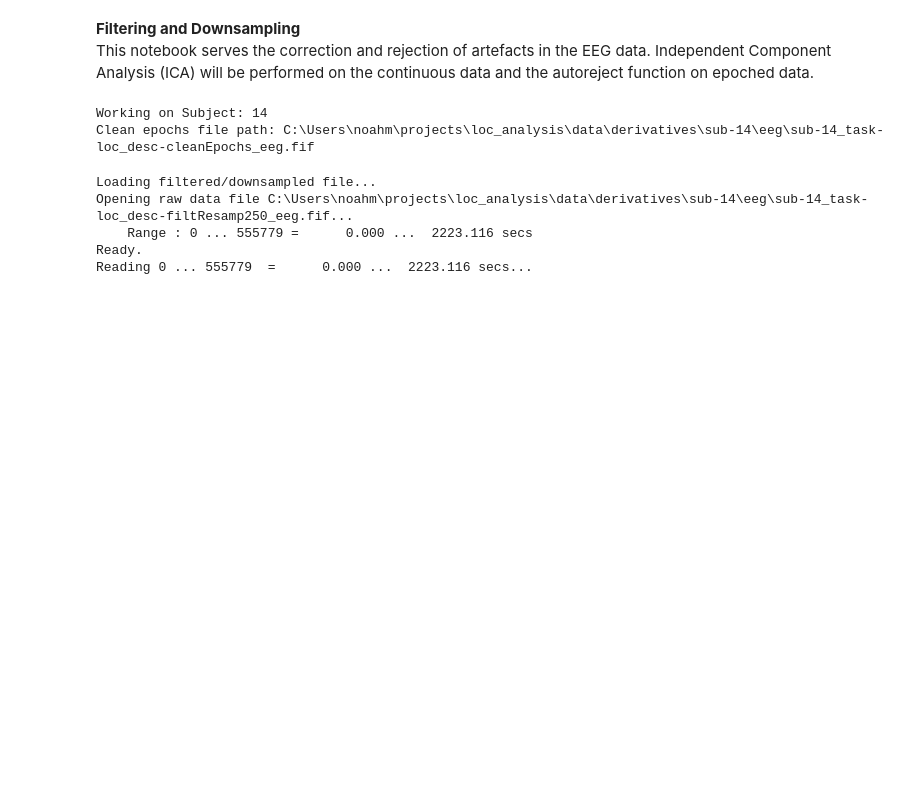
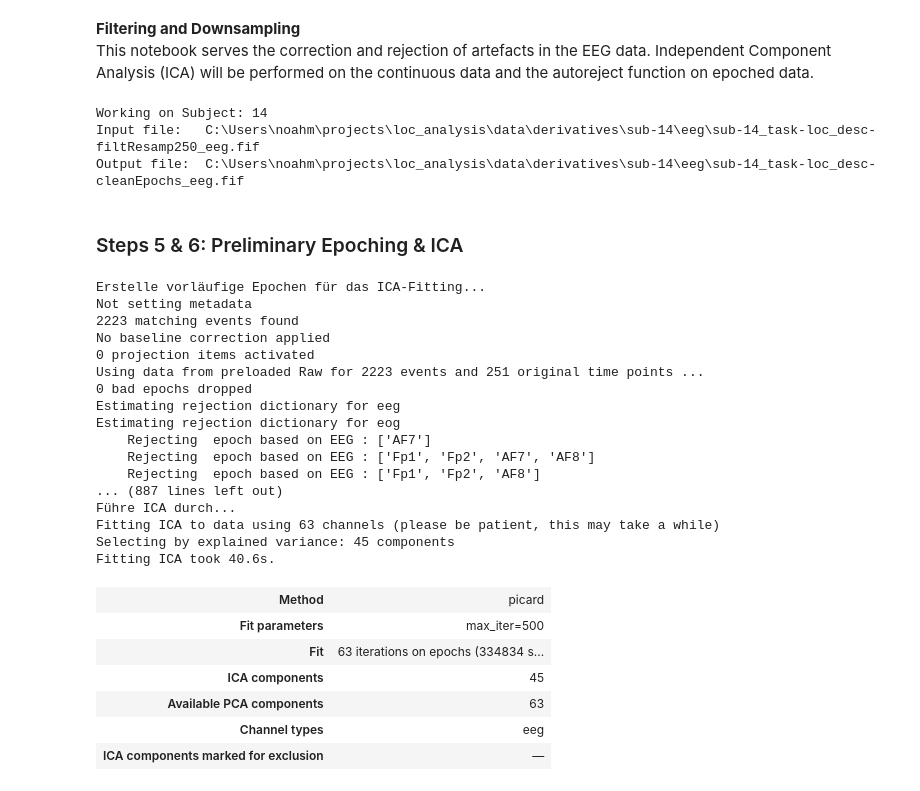
Before and after one commit to noah-mba/LOC_analysis, a Jupyter notebook: scripts/eeg/e_ica_autoreject.ipynb, the cells around one changed output. Saved outputs shown, nothing was run; the diff lists cells and outputs as text; code cells hidden in the pictures; blank space fills up the shorter version.

```diff
--- a/scripts/eeg/e_ica_autoreject.ipynb
+++ b/scripts/eeg/e_ica_autoreject.ipynb
@@ -35,27 +35,70 @@ fname_cleaned = (
 print(f"Working on Subject: {sub_number}")
 print(f"Input file:   {fname_input}")
 print(f"Output file:  {fname_cleaned}")
+
+# 3. Loading the data
+
+# Check if cleaned file already exists
+if fname_cleaned.exists():
+    print("Found existing cleaned file. Loading...")
+    raw_eeg = mne.io.read_raw_fif(fname_cleaned, preload=True)
+
+else:
+    print("Loading filtered/downsampled file...")
+    raw_eeg = mne.io.read_raw_fif(fname_input, preload=True)
+
+# Extract events from annotations
+events, event_id = mne.events_from_annotations(
+    raw_eeg,
+    verbose=False
+)
 # %% [output]
 Working on Subject: 14
-Clean epochs file path: C:\Users\noahm\projects\loc_analysis\data\derivatives\sub-14\eeg\sub-14_task-loc_desc-cleanEpochs_eeg.fif
+Input file:   C:\Users\noahm\projects\loc_analysis\data\derivatives\sub-14\eeg\sub-14_task-loc_desc-filtResamp250_eeg.fif
+Output file:  C:\Users\noahm\projects\loc_analysis\data\derivatives\sub-14\eeg\sub-14_task-loc_desc-cleanEpochs_eeg.fif
+# %% [markdown]
+### Steps 5 & 6: Preliminary Epoching & ICA
 # %%
-# Check if cleaned file already exists
-if fname_cleaned.exists():
-    print("Found existing cleaned file. Loading...")
-    raw_eeg = mne.io.read_raw_fif(fname_cleaned, preload=True)
+# ==========================================
+# SCHRITT 5 & 6: Preliminary Epoching & ICA
+# ==========================================
+print("Create preliminary epochs for ICA fitting...")
+# Für die ICA nutzen wir oft 1-Sekunden-Epochen ohne große Überlappung
+tstep = 1.0
+events_ica = mne.make_fixed_length_events(raw_eeg, duration=tstep)
+epochs_ica = mne.Epochs(raw_eeg, events_ica, tmin=0.0, tmax=tstep, baseline=None, preload=True)
 
-else:
-    print("Loading filtered/downsampled file...")
-    raw_eeg = mne.io.read_raw_fif(fname_input, preload=True)
+# Leichter Artefakt-Screen, um extreme Ausreißer vor der ICA zu verwerfen
+# (ICA reagiert empfindlich auf extreme, seltene Artefakte)
+reject_ica = get_rejection_threshold(epochs_ica)
+epochs_ica.drop_bad(reject=reject_ica)
 
-# Extract events from annotations
-events, event_id = mne.events_from_annotations(
-    raw_eeg,
-    verbose=False
-)
+print("Führe ICA durch...")
+# n_components leicht anpassen (meistens nutzt man nicht 100% der Kanäle)
+ica = mne.preprocessing.ICA(n_components=0.99, random_state=42, method='picard')
+ica.fit(epochs_ica)
 # %% [output]
-Loading filtered/downsampled file...
-Opening raw data file C:\Users\noahm\projects\loc_analysis\data\derivatives\sub-14\eeg\sub-14_task-loc_desc-filtResamp250_eeg.fif...
-    Range : 0 ... 555779 =      0.000 ...  2223.116 secs
-Ready.
-Reading 0 ... 555779  =      0.000 ...  2223.116 secs...
+Erstelle vorläufige Epochen für das ICA-Fitting...
+Not setting metadata
+2223 matching events found
+No baseline correction applied
+0 projection items activated
+Using data from preloaded Raw for 2223 events and 251 original time points ...
+0 bad epochs dropped
+Estimating rejection dictionary for eeg
+Estimating rejection dictionary for eog
+    Rejecting  epoch based on EEG : ['AF7']
+    Rejecting  epoch based on EEG : ['Fp1', 'Fp2', 'AF7', 'AF8']
+    Rejecting  epoch based on EEG : ['Fp1', 'Fp2', 'AF8']
+... (887 lines left out)
+Führe ICA durch...
+Fitting ICA to data using 63 channels (please be patient, this may take a while)
+Selecting by explained variance: 45 components
+Fitting ICA took 40.6s.
+| Method | picard |
+| Fit parameters | max_iter=500 |
+| Fit | 63 iterations on epochs (334834 s... |
+| ICA components | 45 |
+| Available PCA components | 63 |
+| Channel types | eeg |
+| ICA components marked for exclusion | — |
```
Also changed, not shown: parts of 7 cells of this notebook.
